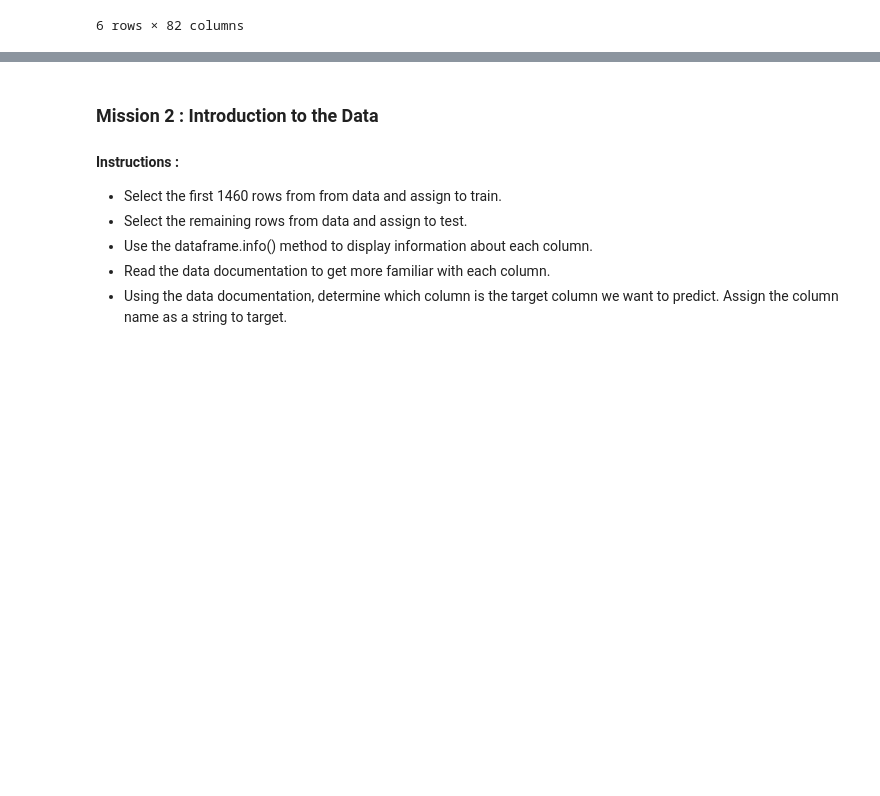
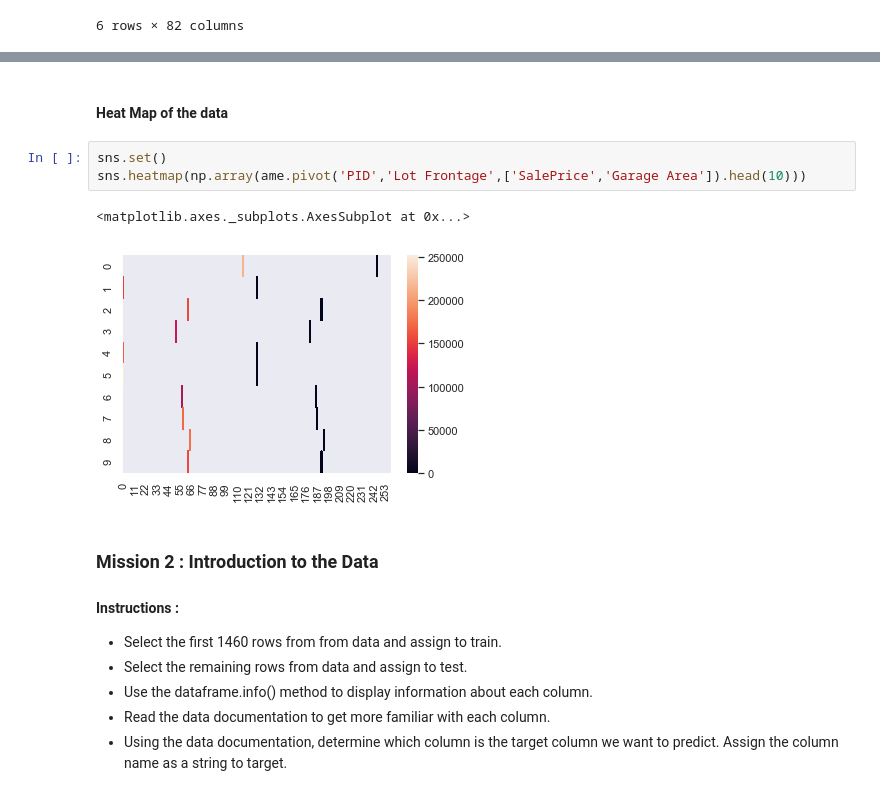
Before and after one commit to Ikarthikmb/Machine-Learning-Notebook, a Jupyter notebook: Project2.ipynb, the cells around one changed output, grey strips where cells are left out. Drawn from its saved outputs; the diff is of its cells as text; blank space fills up the shorter version.

```diff
--- a/Project2.ipynb
+++ b/Project2.ipynb
@@ -27,3 +35,11 @@ ame.head(6)
+# %% [markdown]
+#### Heat Map of the data
+# %%
+sns.set()
+sns.heatmap(np.array(ame.pivot('PID','Lot Frontage',['SalePrice','Garage Area']).head(10)))
+# %% [output]
+<matplotlib.axes._subplots.AxesSubplot at 0x...>
+[figure, added]
 # %% [markdown]
 ### Mission 2 : Introduction to the Data
 
```
Also changed, not shown: parts of 10 cells of this notebook.
